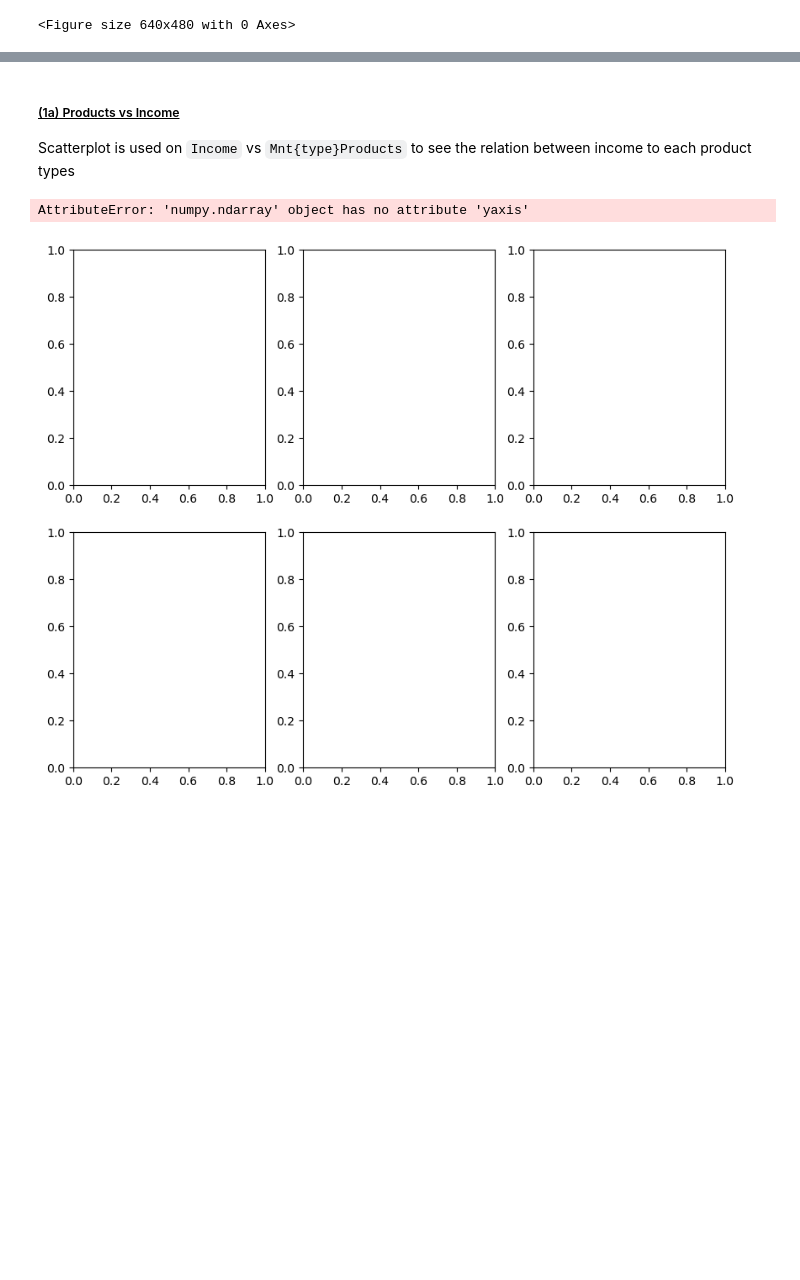
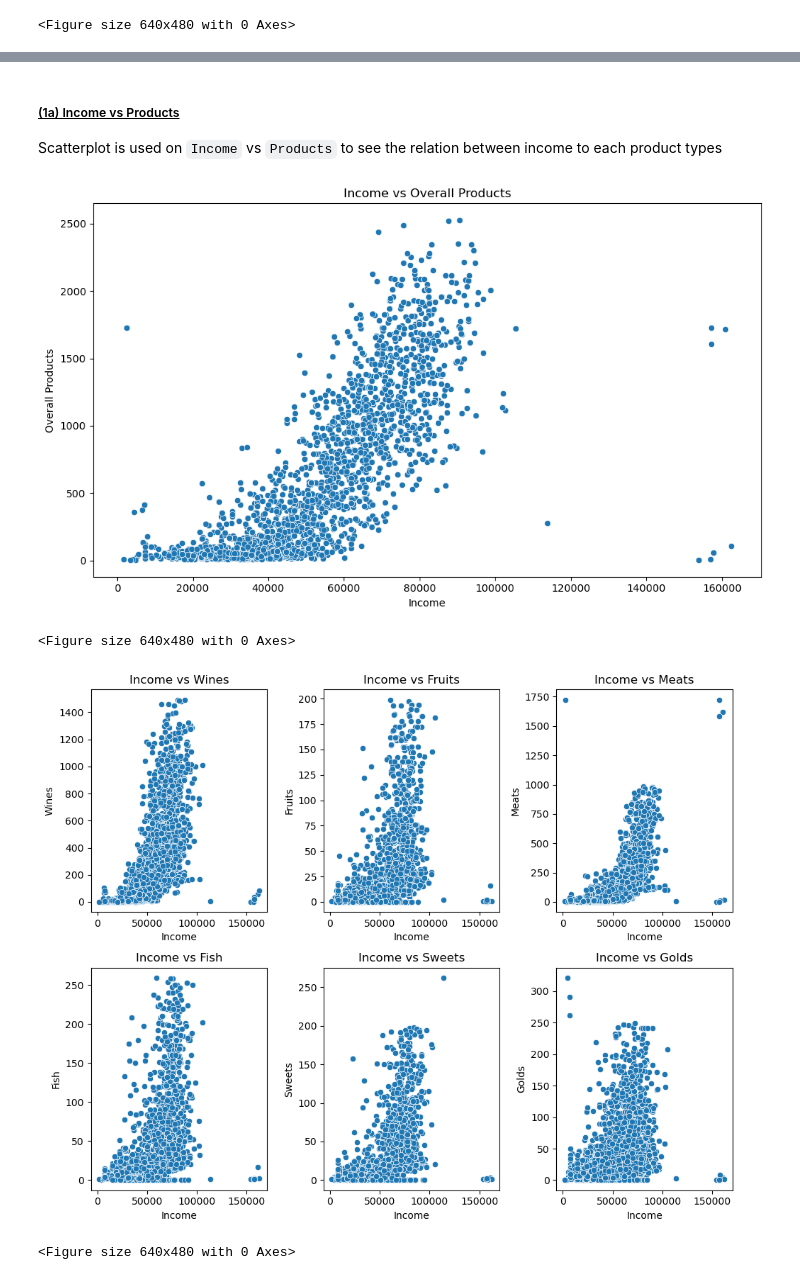
Before and after one commit to chrisleond11/ifood-data-analysis, a Jupyter notebook: customer-data-analysis.ipynb, the cells around one changed output, grey strips where cells are left out. Cells and saved outputs as stored; diff of their text form; code cells hidden in the pictures; blank space fills up the shorter version.

```diff
--- a/customer-data-analysis.ipynb
+++ b/customer-data-analysis.ipynb
@@ -402,7 +402,7 @@ for i in range(3):
     data = data[data > 0]
     ax[1,i].pie(data, labels=data.index, autopct='%1.1f%%',
        colors=colors[:len(data)], explode=[0.05 for i in range(len(data))],
-       startangle=90, pctdistance=0.85)
+       startangle=90, pctdistance=0.85, shadow=True)
     ax[1,i].axis('equal')
     ax[1,i].set_title(f"Customer's {pie_name[i]}")
 
@@ -591,22 +591,33 @@ plt.clf()
 # %% [markdown]
-##### <u>(1a) Products vs Income
-Scatterplot is used on `Income` vs `Mnt{type}Products` to see the relation between income to each product types
+##### <u>(1a) Income vs Products
+Scatterplot is used on `Income` vs `Products` to see the relation between income to each product types
 # %%
-# prepare the object for analysis
-obj_col = ['MntWines', 'MntFruits', 'MntMeatProducts', 'MntFishProducts', 'MntSweetProducts', 'MntGoldProducts']
+# create scatterplot for income to overall product purchased
+plt.subplots(figsize=(10,6))
+
+sns.scatterplot(x=ifood_df['Income'], y=ifood_df['TotalMnt'])
+plt.title('Income vs Overall Products')
+plt.ylabel('Overall Products')
+
+plt.tight_layout()
+plt.show()
+plt.clf()
 
 # prepare a figure of 2 x 3 layout
 fig, ax = plt.subplots(2, 3, figsize=(10,8))
 axs = ax.flatten()
 
-# create scatterplot for each
-for i in range(len(axs)):
-    sns.scatterplot(x=ifood_df['Income'], y=ifood_df[obj_col[i]], ax=ax[i])
-    ax[i].set_title(f'Income vs {prd_labels[i]}')
+# create scatterplot for income to each types of products
+for i in range(len(col_products)):
+    sns.scatterplot(x=ifood_df['Income'], y=ifood_df[col_products[i]], ax=axs[i])
+    axs[i].set_title(f'Income vs {prd_labels[i]}')
+    axs[i].set_ylabel(f'{prd_labels[i]}')
 
 plt.tight_layout()
 plt.show()
 plt.clf()
 # %% [output]
+[figure, new version]
-AttributeError: 'numpy.ndarray' object has no attribute 'yaxis'
+<Figure size 640x480 with 0 Axes>
-[figure, old version]
+[figure, added]
+<Figure size 640x480 with 0 Axes>
```
Also changed, not shown: parts of 39 cells of this notebook, 1 other file.
